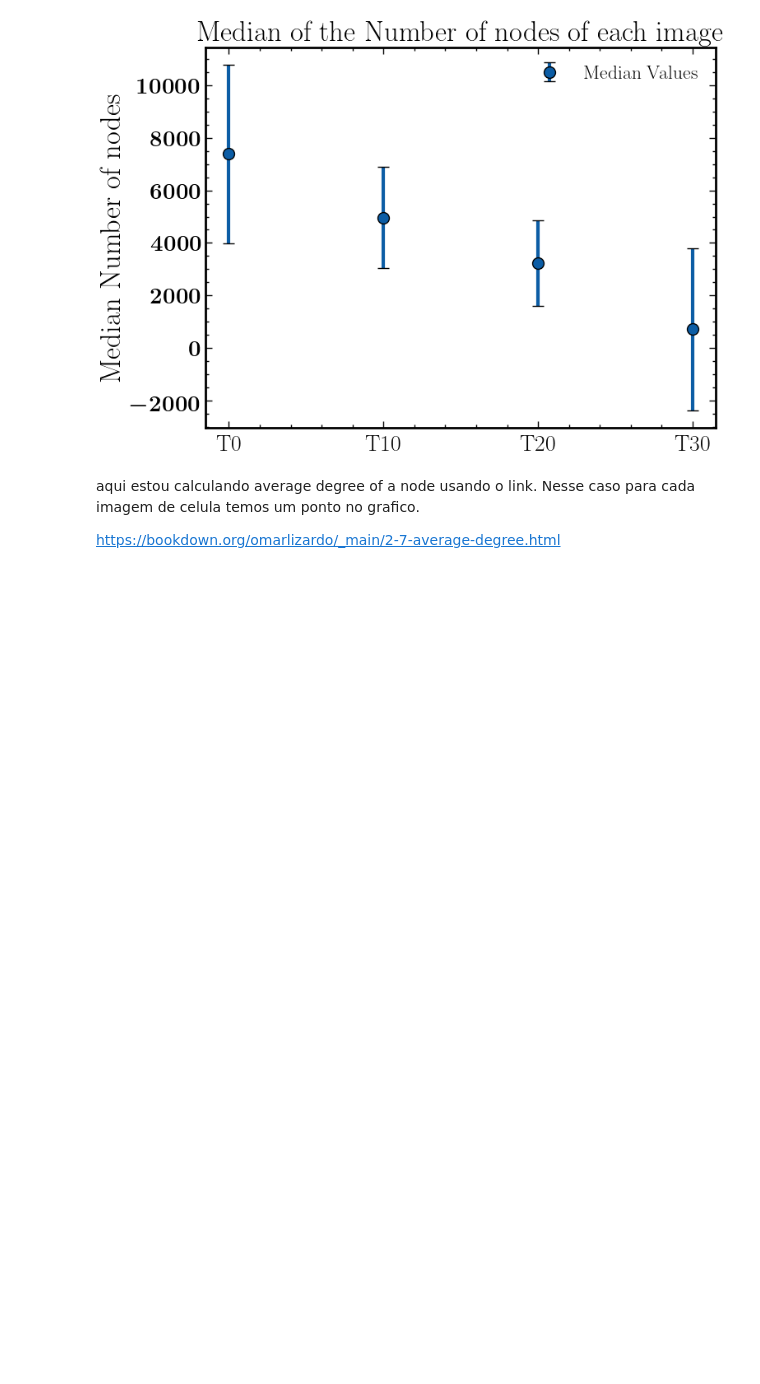
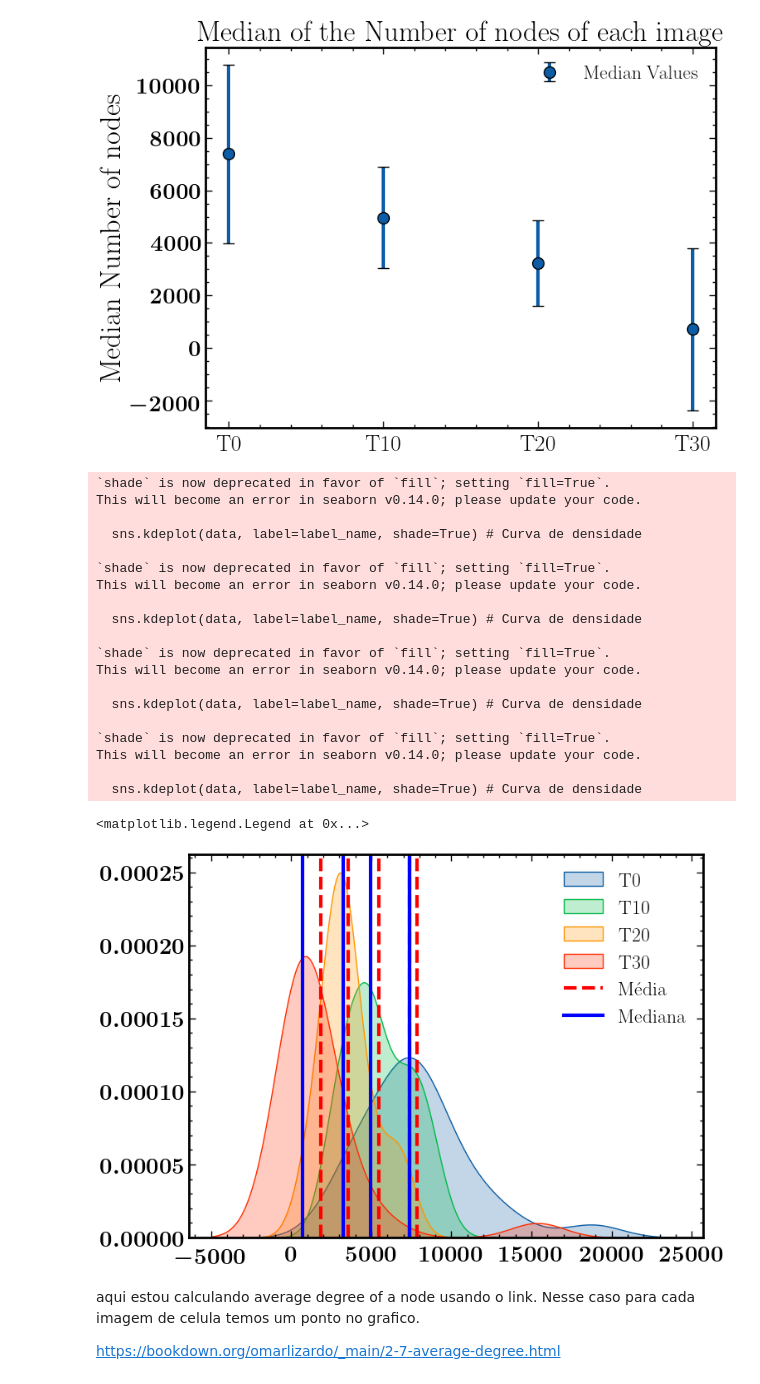
Before and after one commit to walacevale/network_actin_cell, a Jupyter notebook: metricas.ipynb, the cells around one changed output. Drawn from its saved outputs; the diff is of its cells as text; code cells hidden in the pictures; blank space fills up the shorter version.

Commit message:
comprar os valores da media e mediana

```diff
--- a/metricas.ipynb
+++ b/metricas.ipynb
@@ -102,6 +102,53 @@ plt.legend(['Median Values'])
 # %% [output]
 <matplotlib.legend.Legend at 0x...>
 [figure]
+# %%
+import seaborn as sns
+
+# Definindo uma função para plotar a distribuição, média e mediana
+def plot_distribution(data, label_name):
+    sns.kdeplot(data, label=label_name, shade=True) # Curva de densidade
+    plt.axvline(np.mean(data), color='r', linestyle='--') # Média
+    plt.axvline(np.median(data), color='b', linestyle='-') # Mediana
+
+# Plotando para cada vetor
+plot_distribution(all_count_nodes_imgs[0], 'T0')
+plot_distribution(all_count_nodes_imgs[1], 'T10')
+plot_distribution(all_count_nodes_imgs[2], 'T20')
+plot_distribution(all_count_nodes_imgs[3], 'T30')
+
+# Configurações de plotagem
+plt.title("")
+plt.xlabel("")
+plt.ylabel("")
+
+# Legendas para média e mediana
+plt.axvline(np.median(all_count_nodes_imgs[0]), 0, color='r', linestyle='--', label='Média')
+plt.axvline(np.median(all_count_nodes_imgs[0]), 0, color='b', linestyle='-', label='Mediana')
+
+plt.legend()
+# %% [output]
+`shade` is now deprecated in favor of `fill`; setting `fill=True`.
+This will become an error in seaborn v0.14.0; please update your code.
+
+  sns.kdeplot(data, label=label_name, shade=True) # Curva de densidade
+
+`shade` is now deprecated in favor of `fill`; setting `fill=True`.
+This will become an error in seaborn v0.14.0; please update your code.
+
+  sns.kdeplot(data, label=label_name, shade=True) # Curva de densidade
+
+`shade` is now deprecated in favor of `fill`; setting `fill=True`.
+This will become an error in seaborn v0.14.0; please update your code.
+
+  sns.kdeplot(data, label=label_name, shade=True) # Curva de densidade
+
+`shade` is now deprecated in favor of `fill`; setting `fill=True`.
+This will become an error in seaborn v0.14.0; please update your code.
+
+  sns.kdeplot(data, label=label_name, shade=True) # Curva de densidade
+<matplotlib.legend.Legend at 0x...>
+[figure, added]
 # %% [markdown]
 aqui estou calculando average degree of a node usando o link. Nesse caso para cada imagem de celula temos um ponto no grafico.
 
```
Also changed, not shown: parts of 2 cells of this notebook, 1 other file.
